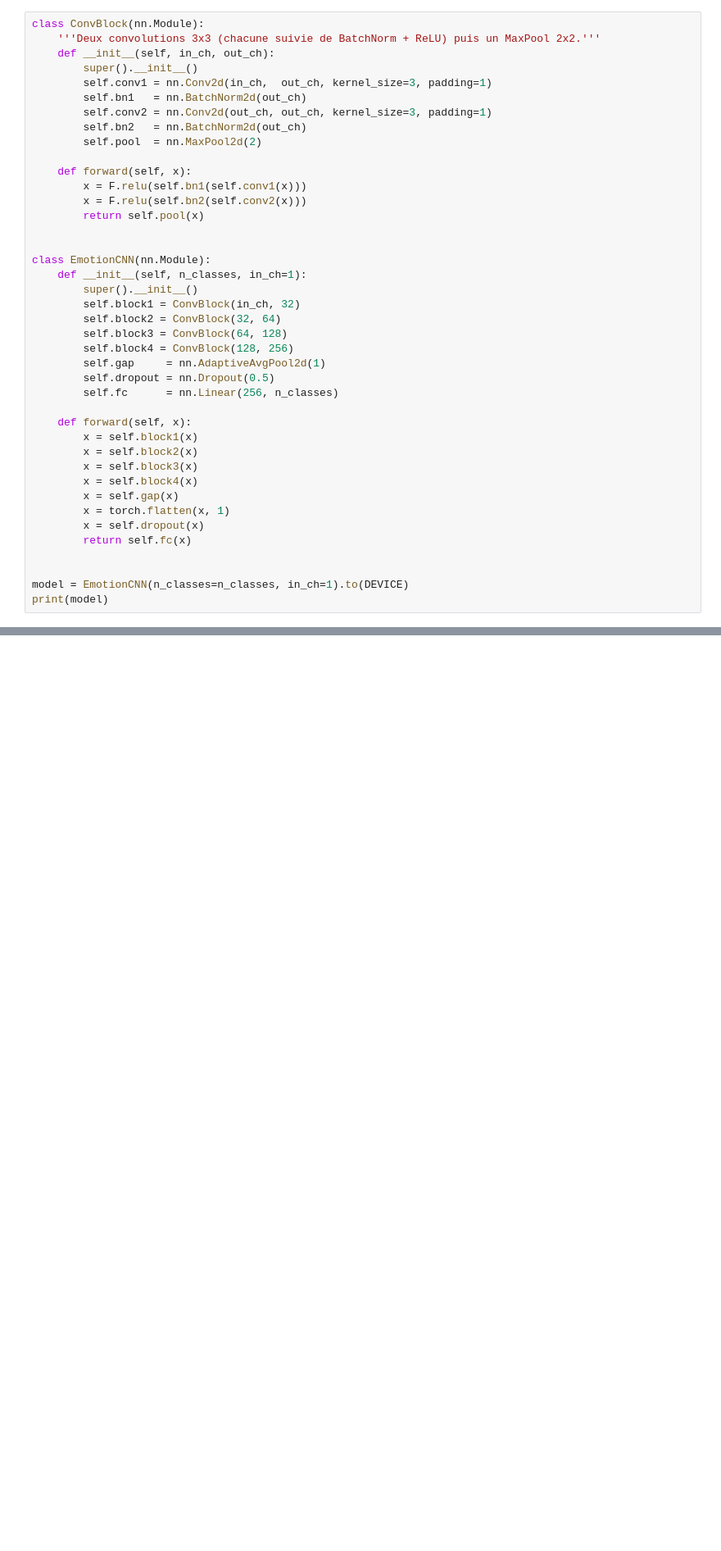
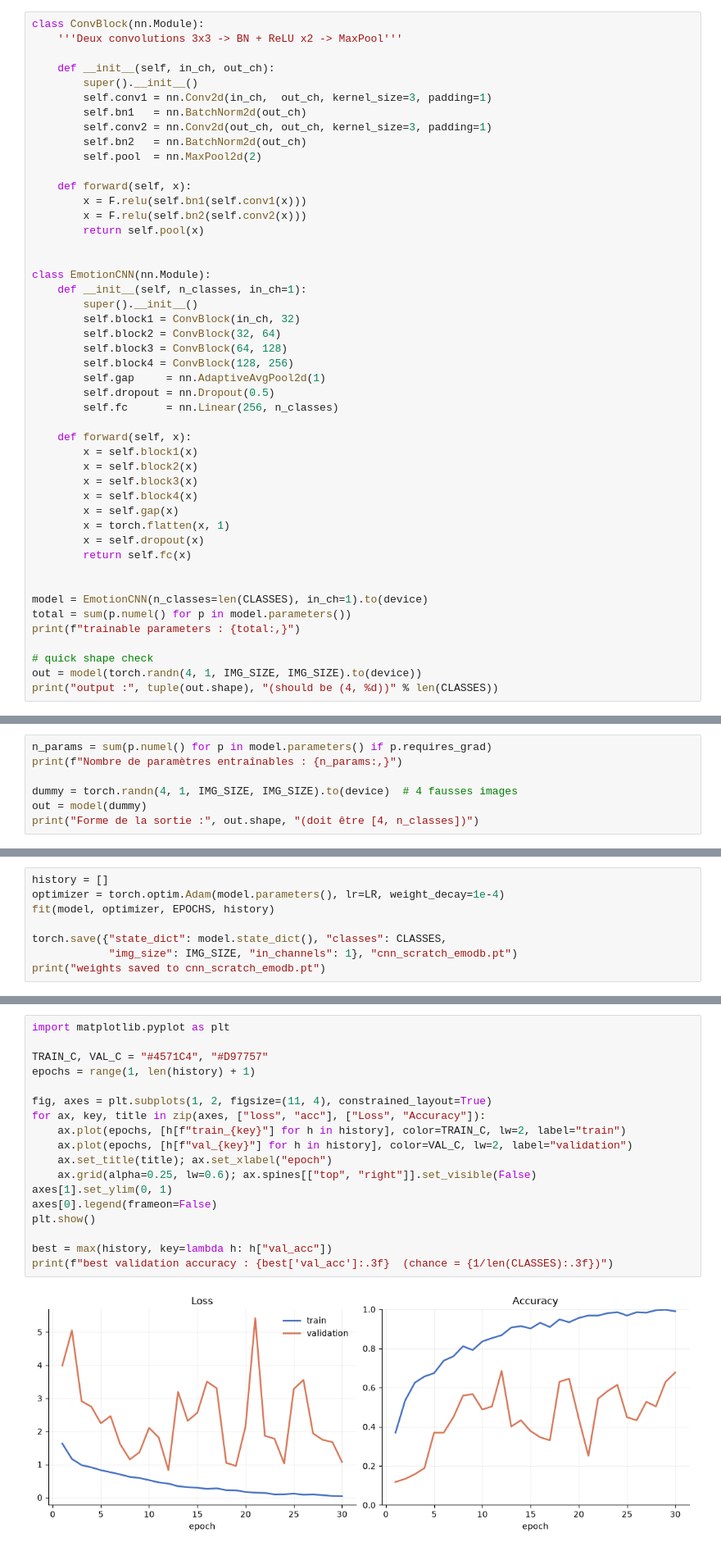
Before and after one commit to gabrielcdv/RO11Project, a Jupyter notebook: cnn_from_scratch.ipynb, the cells around one changed output, grey strips where cells are left out. Shown at 82% size. Cells and saved outputs as stored; diff of their text form; blank space fills up the shorter version.

Commit message:
MAJ cnn_from_scratch

```diff
--- a/cnn_from_scratch.ipynb
+++ b/cnn_from_scratch.ipynb
@@ -104,6 +168,7 @@ Definition du réseau
 # %%
 class ConvBlock(nn.Module):
-    '''Deux convolutions 3x3 (chacune suivie de BatchNorm + ReLU) puis un MaxPool 2x2.'''
+    '''Deux convolutions 3x3 -> BN + ReLU x2 -> MaxPool'''
+
     def __init__(self, in_ch, out_ch):
         super().__init__()
         self.conv1 = nn.Conv2d(in_ch,  out_ch, kernel_size=3, padding=1)
@@ -140,5 +205,10 @@ class EmotionCNN(nn.Module):
         return self.fc(x)
 
 
-model = EmotionCNN(n_classes=n_classes, in_ch=1).to(DEVICE)
-print(model)
+model = EmotionCNN(n_classes=len(CLASSES), in_ch=1).to(device)
+total = sum(p.numel() for p in model.parameters())
+print(f"trainable parameters : {total:,}")
+
+# quick shape check
+out = model(torch.randn(4, 1, IMG_SIZE, IMG_SIZE).to(device))
+print("output :", tuple(out.shape), "(should be (4, %d))" % len(CLASSES))
@@ -210,0 +218,7 @@ NameError: name 'train_loader' is not defined
+# %%
+n_params = sum(p.numel() for p in model.parameters() if p.requires_grad)
+print(f"Nombre de paramètres entraînables : {n_params:,}")
+
+dummy = torch.randn(4, 1, IMG_SIZE, IMG_SIZE).to(device)  # 4 fausses images
+out = model(dummy)
+print("Forme de la sortie :", out.shape, "(doit être [4, n_classes])")
@@ -210,0 +281,8 @@ NameError: name 'train_loader' is not defined
+# %%
+history = []
+optimizer = torch.optim.Adam(model.parameters(), lr=LR, weight_decay=1e-4)
+fit(model, optimizer, EPOCHS, history)
+
+torch.save({"state_dict": model.state_dict(), "classes": CLASSES,
+            "img_size": IMG_SIZE, "in_channels": 1}, "cnn_scratch_emodb.pt")
+print("weights saved to cnn_scratch_emodb.pt")
@@ -210,0 +311,20 @@ NameError: name 'train_loader' is not defined
+# %%
+import matplotlib.pyplot as plt
+
+TRAIN_C, VAL_C = "#4571C4", "#D97757"
+epochs = range(1, len(history) + 1)
+
+fig, axes = plt.subplots(1, 2, figsize=(11, 4), constrained_layout=True)
+for ax, key, title in zip(axes, ["loss", "acc"], ["Loss", "Accuracy"]):
+    ax.plot(epochs, [h[f"train_{key}"] for h in history], color=TRAIN_C, lw=2, label="train")
+    ax.plot(epochs, [h[f"val_{key}"] for h in history], color=VAL_C, lw=2, label="validation")
+    ax.set_title(title); ax.set_xlabel("epoch")
+    ax.grid(alpha=0.25, lw=0.6); ax.spines[["top", "right"]].set_visible(False)
+axes[1].set_ylim(0, 1)
+axes[0].legend(frameon=False)
+plt.show()
+
+best = max(history, key=lambda h: h["val_acc"])
+print(f"best validation accuracy : {best['val_acc']:.3f}  (chance = {1/len(CLASSES):.3f})")
+# %% [output]
+[figure, added]
```
Also changed, not shown: parts of 28 cells of this notebook.
